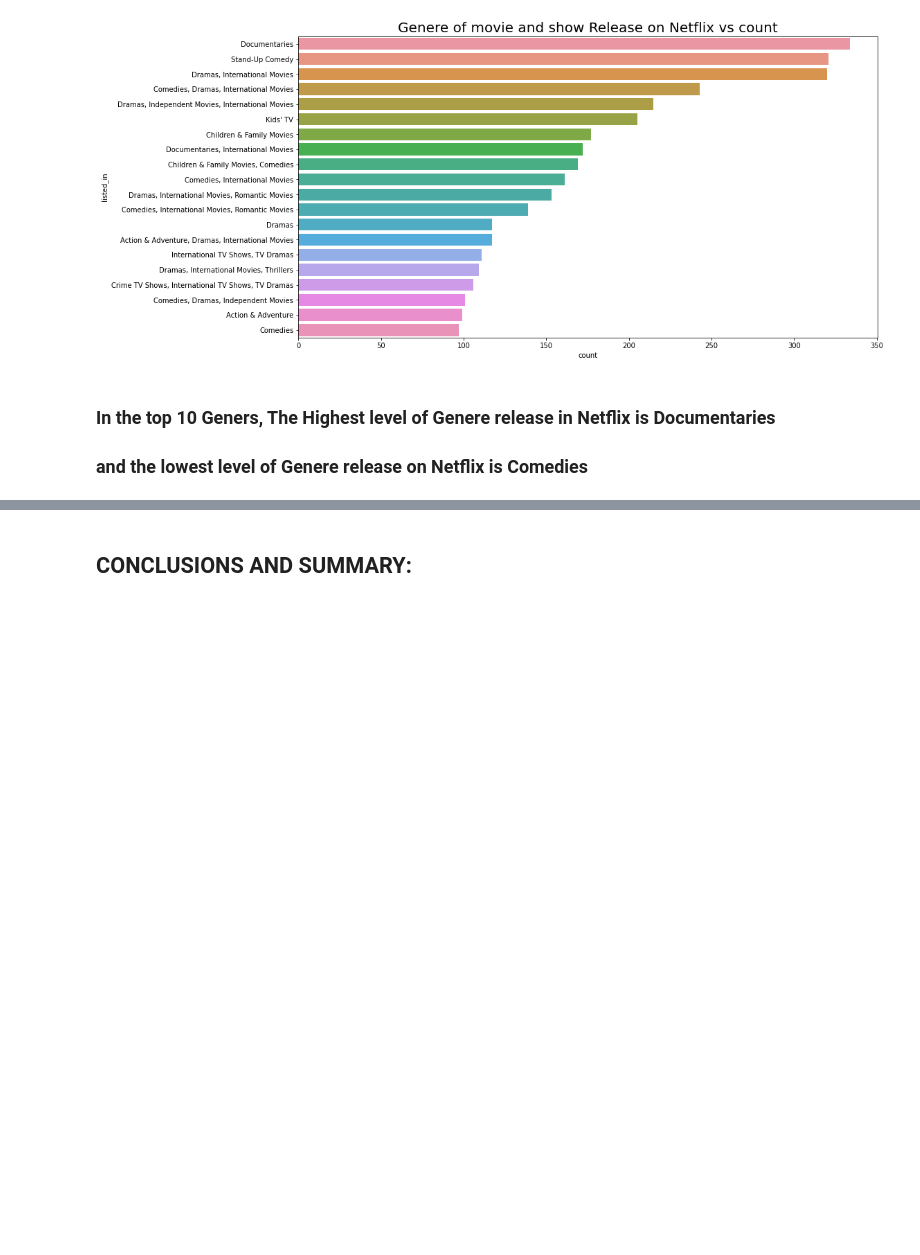
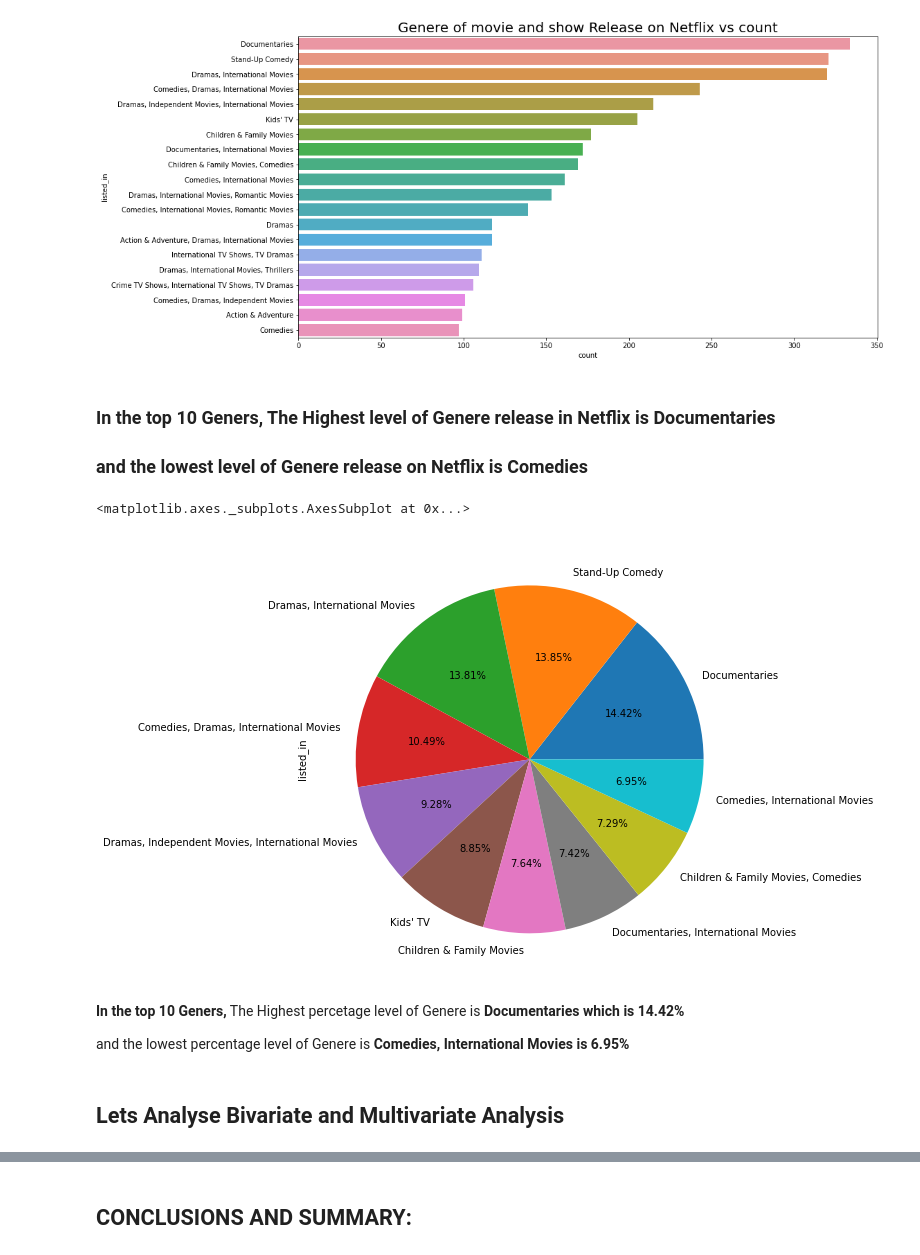
Before and after one commit to spradeepgit/NETFLIX-MOVIES-AND-TV-SHOWS-CLUSTERING, a Jupyter notebook: NETFLIX_MOVIES_AND_TV_SHOWS_CLUSTERING.ipynb, the cells around one changed output, grey strips where cells are left out. Drawn from its saved outputs; the diff is of its cells as text; code cells hidden in the pictures; blank space fills up the shorter version.

```diff
--- a/NETFLIX_MOVIES_AND_TV_SHOWS_CLUSTERING.ipynb
+++ b/NETFLIX_MOVIES_AND_TV_SHOWS_CLUSTERING.ipynb
@@ -337,3 +361,16 @@ Text(0.5, 1.0, 'Genere of movie and show Release on Netflix vs count')
 # %% [markdown]
 ### **In the top 10 Geners**, The Highest level of Genere release in Netflix is **Documentaries**
 ### and the lowest level of Genere release on Netflix is **Comedies**
+# %%
+# Lets check the percentage genere of Movie and shows on Netflix
+plt.figure(figsize=(15,8))
+netflix_df['listed_in'].value_counts()[:10].plot(kind='pie',autopct = "%0.2f%%")
+# %% [output]
+<matplotlib.axes._subplots.AxesSubplot at 0x...>
+[figure, added]
+# %% [markdown]
+**In the top 10 Geners,** The Highest percetage level of Genere is **Documentaries which is 14.42%**
+
+and the lowest percentage level of Genere is **Comedies, International Movies is 6.95%**
+# %% [markdown]
+## **Lets Analyse Bivariate and Multivariate Analysis**
```
Also changed, not shown: parts of 18 cells of this notebook.
